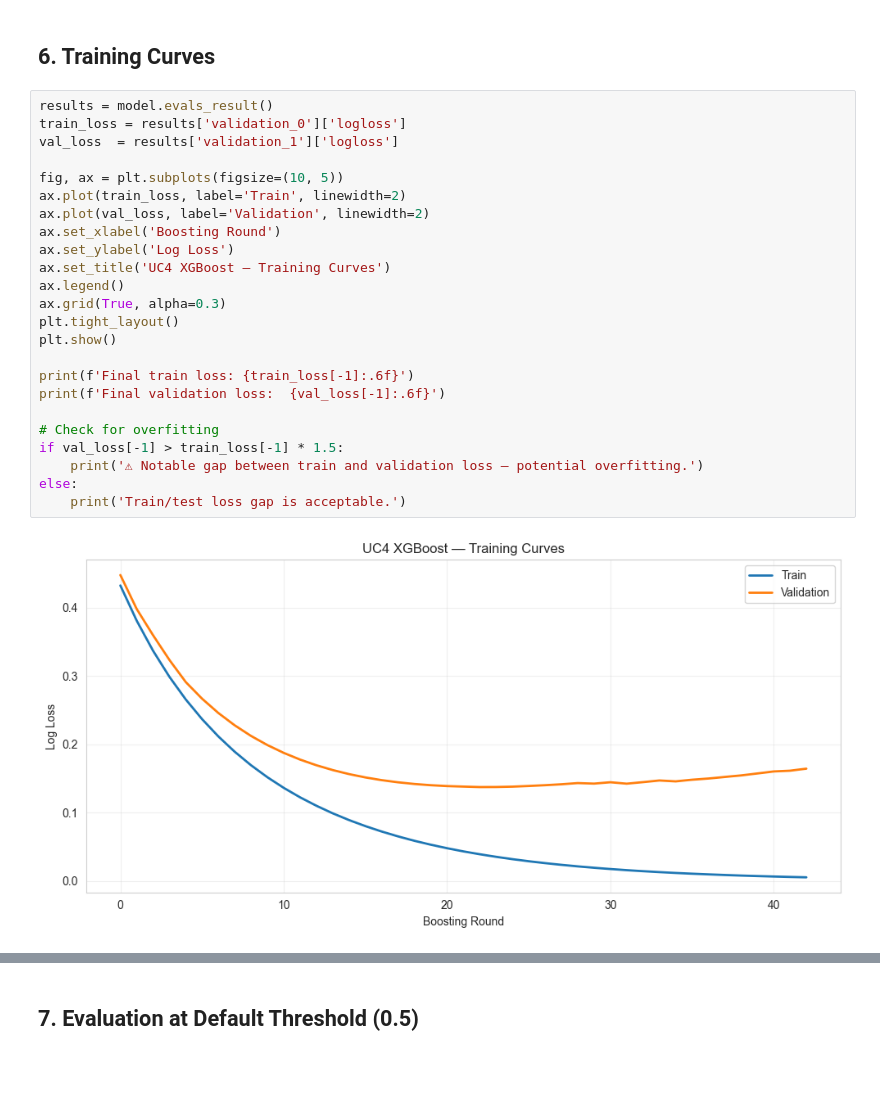
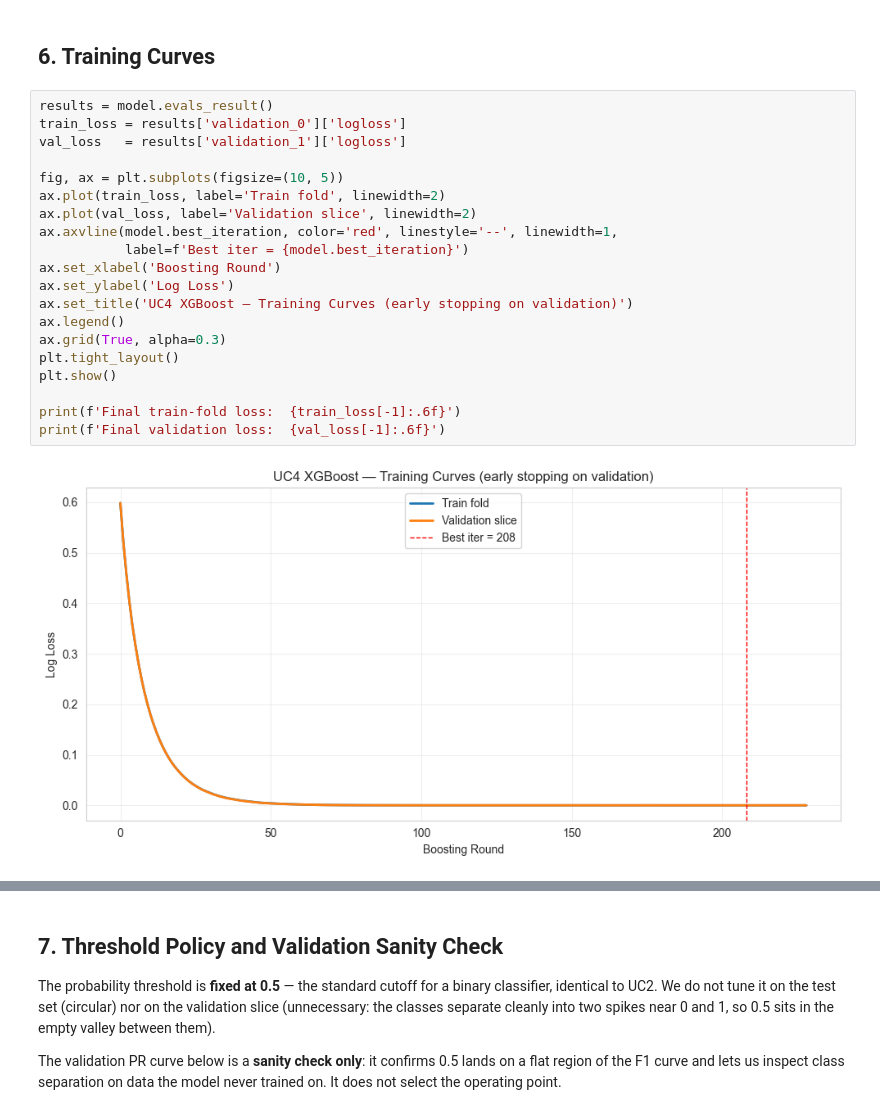
Before and after one commit to nvh12/log-analyzer, a Jupyter notebook: log-analysis/training/bruteforce/brute_force_xgboost_training.ipynb, the cells around one changed output, grey strips where cells are left out. Drawn from its saved outputs; the diff is of its cells as text; blank space fills up the shorter version.

```diff
--- a/log-analysis/training/bruteforce/brute_force_xgboost_training.ipynb
+++ b/log-analysis/training/bruteforce/brute_force_xgboost_training.ipynb
@@ -251,26 +286,22 @@ Training complete.
 # %%
 results = model.evals_result()
 train_loss = results['validation_0']['logloss']
-val_loss  = results['validation_1']['logloss']
+val_loss   = results['validation_1']['logloss']
 
 fig, ax = plt.subplots(figsize=(10, 5))
-ax.plot(train_loss, label='Train', linewidth=2)
-ax.plot(val_loss, label='Validation', linewidth=2)
+ax.plot(train_loss, label='Train fold', linewidth=2)
+ax.plot(val_loss, label='Validation slice', linewidth=2)
+ax.axvline(model.best_iteration, color='red', linestyle='--', linewidth=1,
+           label=f'Best iter = {model.best_iteration}')
 ax.set_xlabel('Boosting Round')
 ax.set_ylabel('Log Loss')
-ax.set_title('UC4 XGBoost — Training Curves')
+ax.set_title('UC4 XGBoost — Training Curves (early stopping on validation)')
 ax.legend()
 ax.grid(True, alpha=0.3)
 plt.tight_layout()
 plt.show()
 
-print(f'Final train loss: {train_loss[-1]:.6f}')
+print(f'Final train-fold loss:  {train_loss[-1]:.6f}')
 print(f'Final validation loss:  {val_loss[-1]:.6f}')
-
-# Check for overfitting
-if val_loss[-1] > train_loss[-1] * 1.5:
-    print('⚠ Notable gap between train and validation loss — potential overfitting.')
-else:
-    print('Train/test loss gap is acceptable.')
 # %% [output]
-[figure, old version]
+[figure, new version]
@@ -280,2 +310,11 @@ Final validation loss:  0.164245
-# %% [markdown]
-## 7. Evaluation at Default Threshold (0.5)
+# %% [markdown]
+## 7. Threshold Policy and Validation Sanity Check
+
+The probability threshold is **fixed at 0.5** — the standard cutoff for a binary
+classifier, identical to UC2. We do not tune it on the test set (circular) nor on
+the validation slice (unnecessary: the classes separate cleanly into two spikes
+near 0 and 1, so 0.5 sits in the empty valley between them).
+
+The validation PR curve below is a **sanity check only**: it confirms 0.5 lands on
+a flat region of the F1 curve and lets us inspect class separation on data the
+model never trained on. It does not select the operating point.
```
Also changed, not shown: parts of 68 cells of this notebook, 15 other files.
